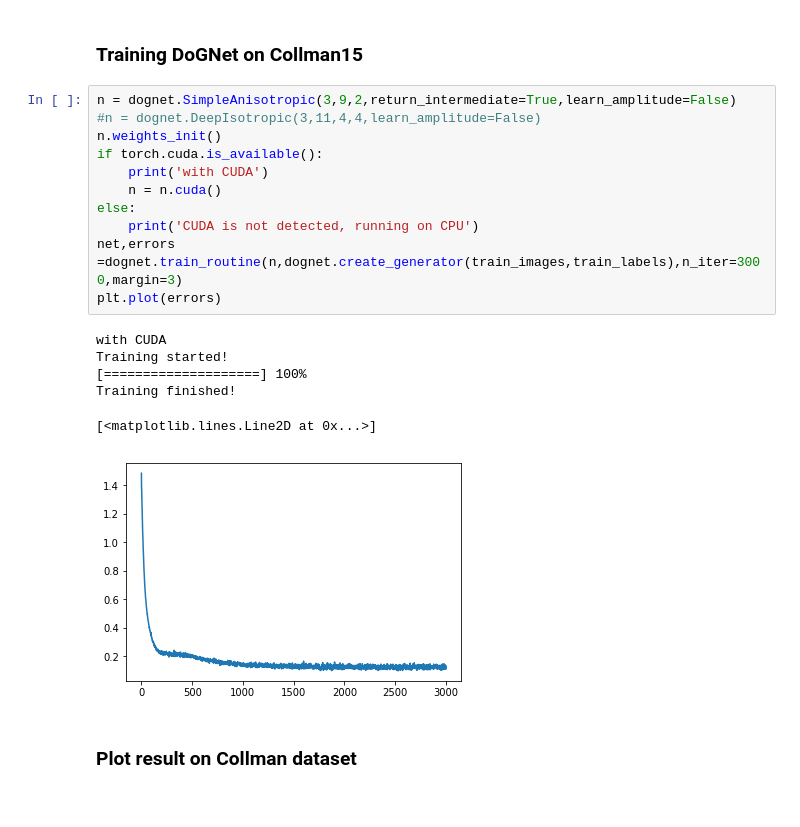
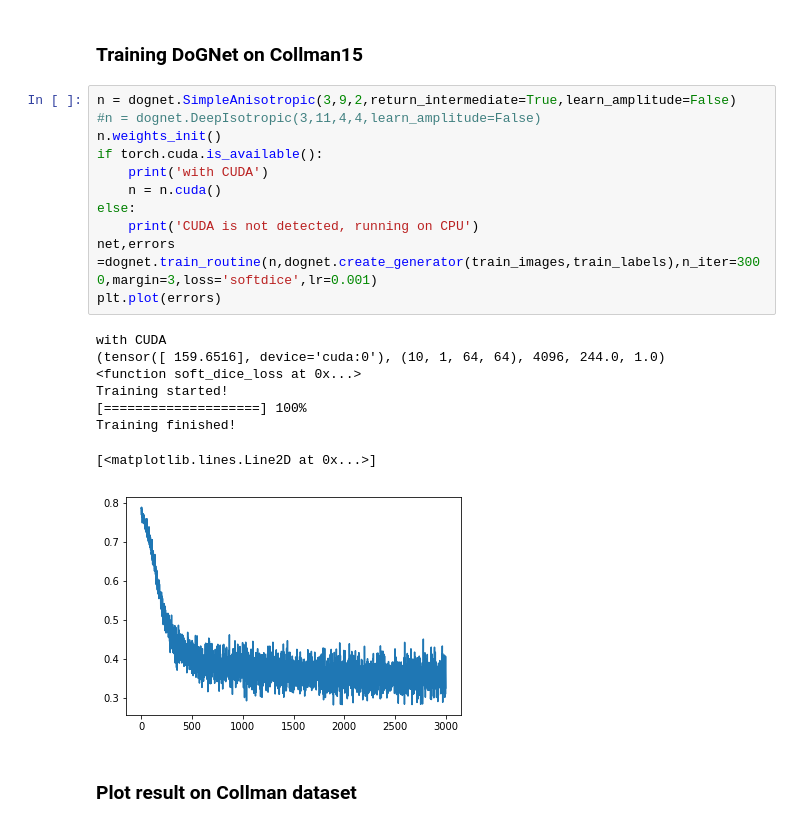
Before and after one commit to kulikovv/dognet, a Jupyter notebook: notebooks/weiler14.ipynb, the cells around one changed output. Saved outputs shown, nothing was run; the diff lists cells and outputs as text.

```diff
--- a/notebooks/weiler14.ipynb
+++ b/notebooks/weiler14.ipynb
@@ -62,21 +62,23 @@ for i in range(9,14):
 # %%
 n = dognet.SimpleAnisotropic(3,9,2,return_intermediate=True,learn_amplitude=False)
 #n = dognet.DeepIsotropic(3,11,4,4,learn_amplitude=False)
 n.weights_init()
 if torch.cuda.is_available():
     print('with CUDA')
     n = n.cuda()
 else:
     print('CUDA is not detected, running on CPU')
-net,errors =dognet.train_routine(n,dognet.create_generator(train_images,train_labels),n_iter=3000,margin=3)
+net,errors =dognet.train_routine(n,dognet.create_generator(train_images,train_labels),n_iter=3000,margin=3,loss='softdice',lr=0.001)
 plt.plot(errors)
 # %% [output]
 with CUDA
+(tensor([ 159.6516], device='cuda:0'), (10, 1, 64, 64), 4096, 244.0, 1.0)
+<function soft_dice_loss at 0x...>
 Training started!
 [====================] 100%
 Training finished!
 [<matplotlib.lines.Line2D at 0x...>]
-[figure, old version]
+[figure, new version]
 # %% [markdown]
 ### Plot result on Collman dataset
 # %%
```
Also changed, not shown: parts of 8 cells of this notebook, 14 other files.
